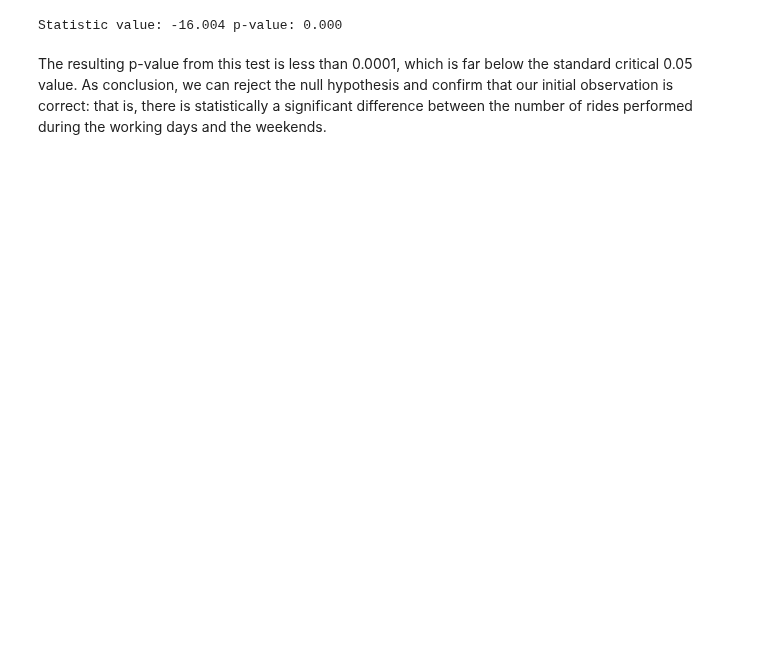
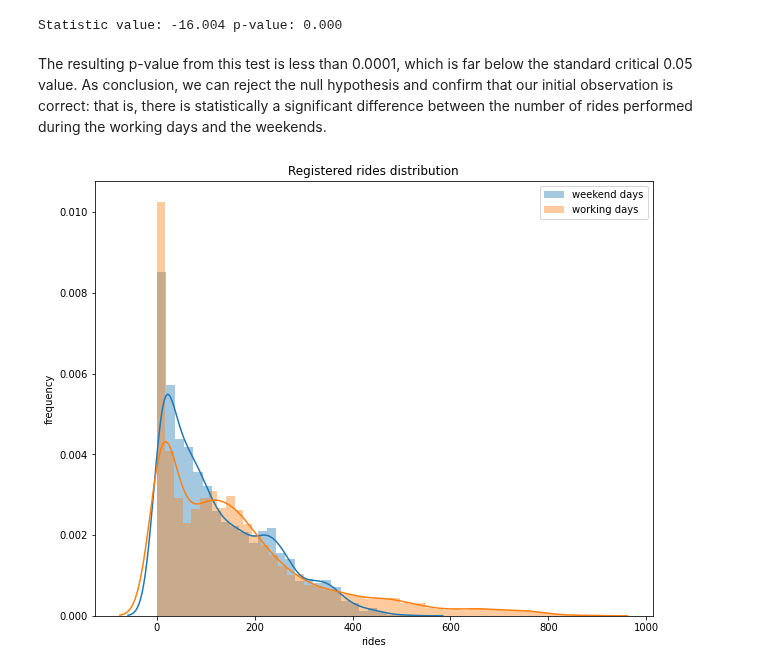
Before and after one commit to manuelinfosec/bike-sharing-analysis, a Jupyter notebook: main.ipynb, the cells around one changed output. Cells and saved outputs as stored; diff of their text form; code cells hidden in the pictures; blank space fills up the shorter version.

```diff
--- a/main.ipynb
+++ b/main.ipynb
@@ -387,3 +395,18 @@ print(f"Statistic value: {test_res[0]:.03f}", \
 Statistic value: -16.004 p-value: 0.000
 # %% [markdown]
 The resulting p-value from this test is less than 0.0001, which is far below the standard critical 0.05 value. As conclusion, we can reject the null hypothesis and confirm that our initial observation is correct: that is, there is statistically a significant difference between the number of rides performed during the working days and the weekends.
+# %%
+# distribution plot of registered rides for working vs weekend days.
+fig = plt.figure(figsize=(10,8))
+sns.distplot(weekends_data, label='weekend days')
+sns.distplot(workdays_data, label='working days')
+
+plt.xlabel('rides')
+plt.ylabel('frequency')
+plt.title('Registered rides distribution')
+
+plt.legend()
+plt.savefig('figs/registered_rides_distribution.png', format='jpeg')
+plt.show()
+# %% [output]
+[figure, added]
```
Also changed, not shown: parts of 1 cell of this notebook, 2 other files.
